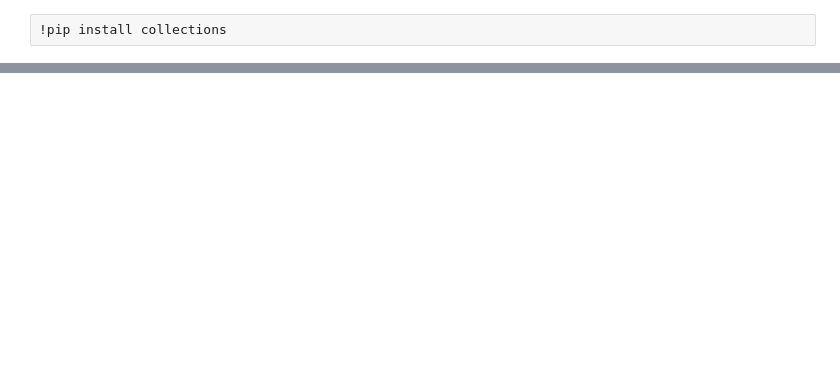
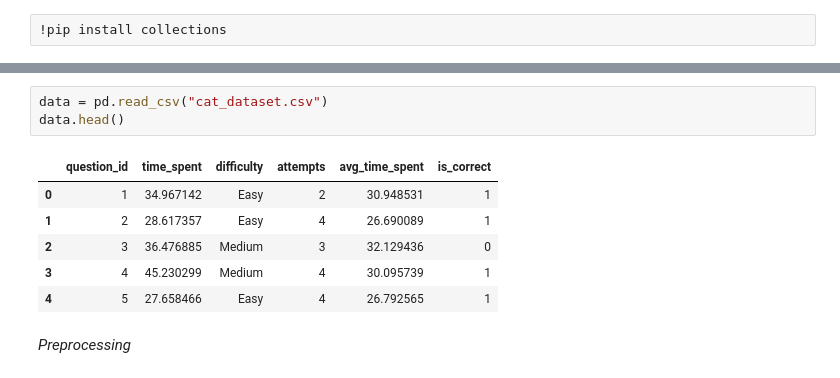
Before and after one commit to CodeWizardRakesh/Computer-Adaptive-Testing, a Jupyter notebook: Simulated_Test.ipynb, the cells around one changed output, grey strips where cells are left out. Cells and saved outputs as stored; diff of their text form; blank space fills up the shorter version.

```diff
--- a/Simulated_Test.ipynb
+++ b/Simulated_Test.ipynb
@@ -149,0 +721,12 @@ Topic 5: 2/4 correct
+# %%
+data = pd.read_csv("cat_dataset.csv")
+data.head()
+# %% [output]
+|  | question_id | time_spent | difficulty | attempts | avg_time_spent | is_correct |
+| 0 | 1 | 34.967142 | Easy | 2 | 30.948531 | 1 |
+| 1 | 2 | 28.617357 | Easy | 4 | 26.690089 | 1 |
+| 2 | 3 | 36.476885 | Medium | 3 | 32.129436 | 0 |
+| 3 | 4 | 45.230299 | Medium | 4 | 30.095739 | 1 |
+| 4 | 5 | 27.658466 | Easy | 4 | 26.792565 | 1 |
+# %% [markdown]
+*Preprocessing*
```
Also changed, not shown: parts of 18 cells of this notebook, 1 other file.
